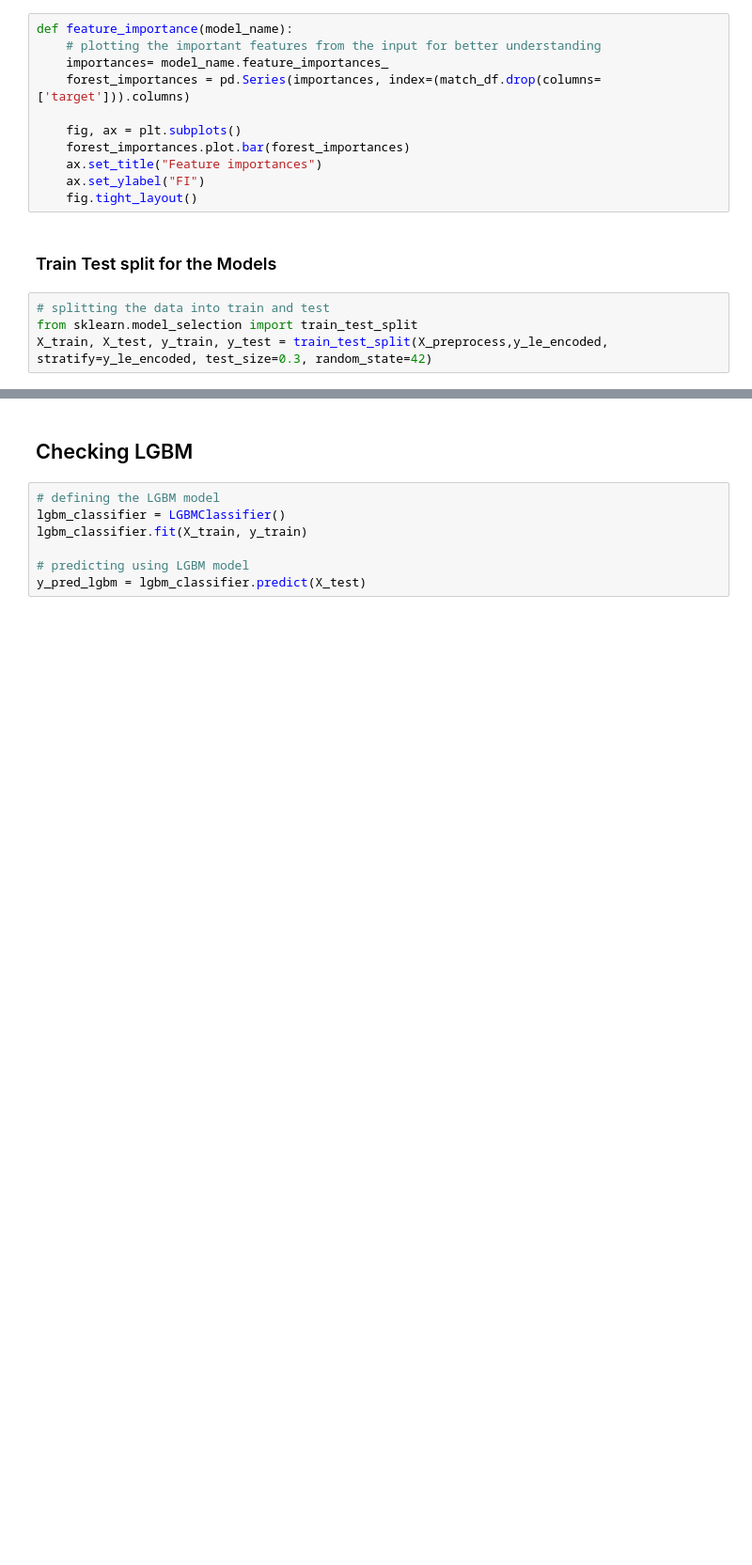
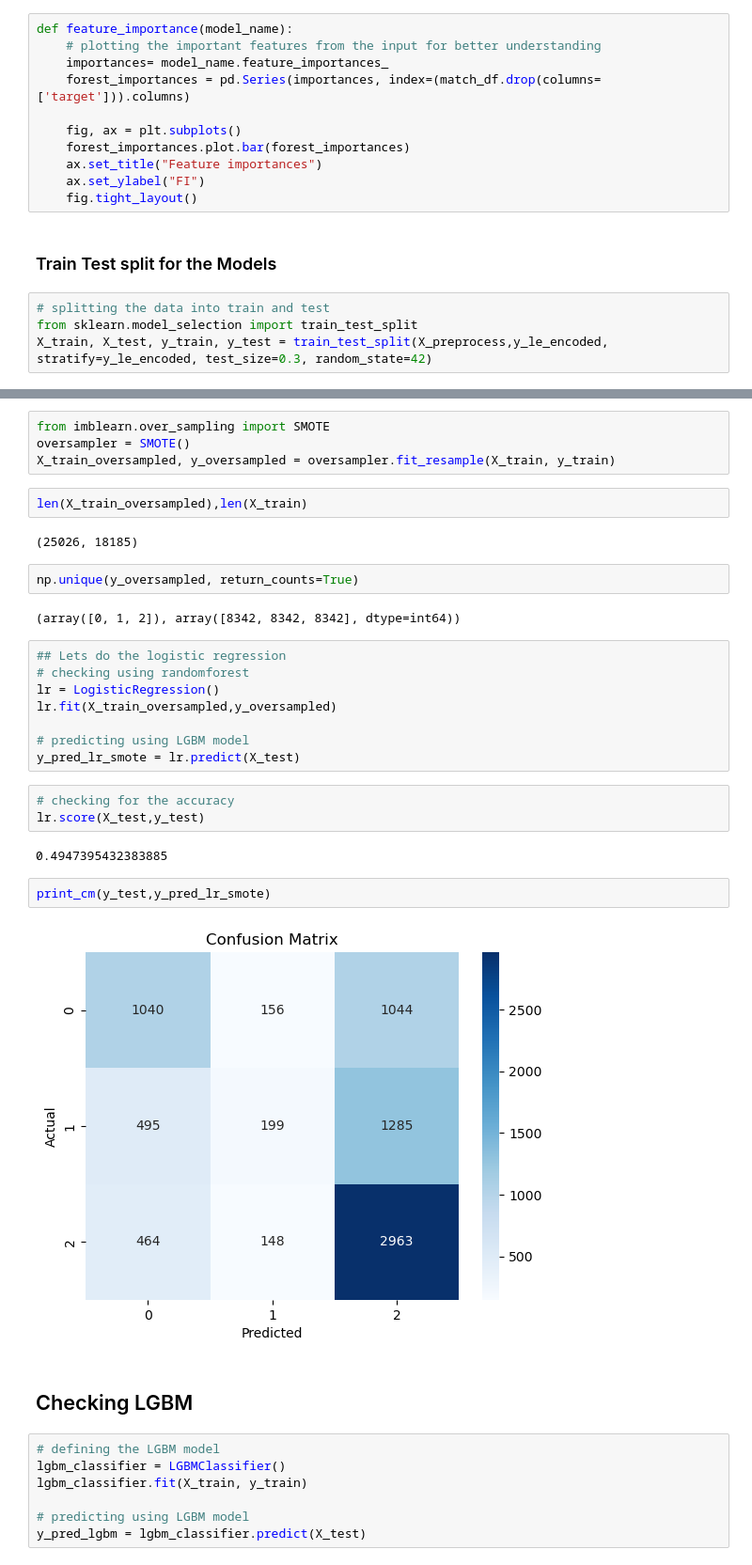
Before and after one commit to ravi7522/Football-Prediction, a Jupyter notebook: football_prediction.ipynb, the cells around one changed output, grey strips where cells are left out. Shown at 94% size. Drawn from its saved outputs; the diff is of its cells as text; blank space fills up the shorter version.

Commit message:
Update football_prediction.ipynb
1. I implemented the SMOTE technique again to see if there is any diff in accuracy after the addition of new features.

```diff
--- a/football_prediction.ipynb
+++ b/football_prediction.ipynb
@@ -246,3 +260,32 @@ X_train, X_test, y_train, y_test = train_test_split(X_preprocess,y_le_encoded, s
+# %%
+from imblearn.over_sampling import SMOTE
+oversampler = SMOTE()
+X_train_oversampled, y_oversampled = oversampler.fit_resample(X_train, y_train)
+# %%
+len(X_train_oversampled),len(X_train)
+# %% [output]
+(25026, 18185)
+# %%
+np.unique(y_oversampled, return_counts=True)
+# %% [output]
+(array([0, 1, 2]), array([8342, 8342, 8342], dtype=int64))
+# %%
+## Lets do the logistic regression
+# checking using randomforest
+lr = LogisticRegression()
+lr.fit(X_train_oversampled,y_oversampled)
+
+# predicting using LGBM model
+y_pred_lr_smote = lr.predict(X_test)
+# %%
+# checking for the accuracy
+lr.score(X_test,y_test)
+# %% [output]
+0.4947395432383885
+# %%
+print_cm(y_test,y_pred_lr_smote)
+# %% [output]
+[figure, added]
 # %% [markdown]
 ## Checking LGBM
 # %%
```
Also changed, not shown: parts of 41 cells of this notebook.
